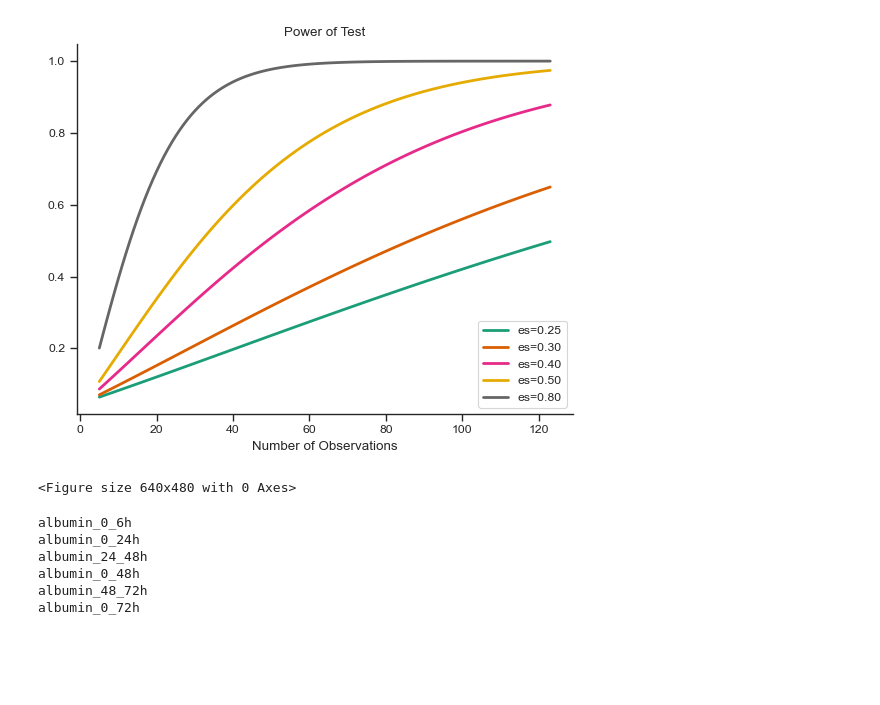
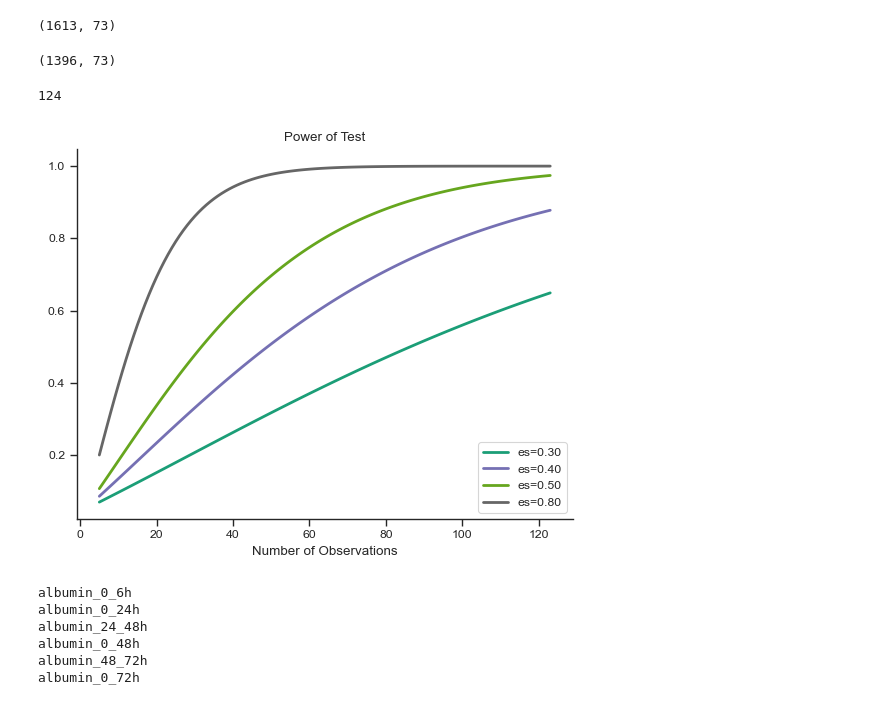
Before and after one commit to InfectionMedicineProteomics/DigitalFamilyAnalysis, a Jupyter notebook: 7_vasopressors/0_vasopressors.ipynb, the cells around one changed output. Drawn from its saved outputs; the diff is of its cells as text; code cells hidden in the pictures; blank space fills up the shorter version.

Commit message:
Submission figures

```diff
--- a/7_vasopressors/0_vasopressors.ipynb
+++ b/7_vasopressors/0_vasopressors.ipynb
@@ -48,6 +48,10 @@ clinical_data_train = pd.read_csv(
 clinical_data_train['sample'] = clinical_data_train['injection']
 
 clinical_data_train = clinical_data_train[clinical_data_train['injection'].isin(proteomics_data_train.columns)].copy().reset_index()
+# %%
+clinical_data_train.shape
+# %% [output]
+(1613, 73)
 # %%
 proteomics_data_test = pd.read_csv(
     "protein_ext_filtered.tsv"
@@ -64,20 +68,27 @@ clinical_data_test = clinical_data_test[clinical_data_test['injection'].isin(pro
+# %%
+clinical_data_test.shape
+# %% [output]
+(1396, 73)
+# %%
+clinical_data_train['vasopressor_treatment'].value_counts()[1]
+# %% [output]
+124
 # %%
 from statsmodels.stats.power import TTestIndPower
 import matplotlib.pyplot as plt
 
 # parameters for power analysis
-effect_sizes = np.array([0.25, 0.3, 0.4, 0.5, 0.8])
+effect_sizes = np.array([0.3, 0.4, 0.5, 0.8])
 sample_sizes = np.array(range(5, clinical_data_train['vasopressor_treatment'].value_counts()[1]))
 
 
 analysis = TTestIndPower()
 
-analysis.plot_power(dep_var='nobs', nobs=sample_sizes, effect_size=effect_sizes)
+fig = analysis.plot_power(dep_var='nobs', nobs=sample_sizes, effect_size=effect_sizes)
 plt.show()
-plt.savefig("vasopressor_power.png", dpi=300, bbox_inches="tight")
+fig.savefig("vasopressor_power.png", dpi=300, bbox_inches="tight")
 # %% [output]
-[figure, old version]
+[figure, new version]
-<Figure size 640x480 with 0 Axes>
 # %%
 clinical_data_train['survival_30_day'] = np.where(clinical_data_train['survival_days'] <= 30, 1, 0)
 clinical_data_test['survival_30_day'] = np.where(clinical_data_test['survival_days'] <= 30, 1, 0)
```
Also changed, not shown: parts of 1 cell of this notebook, 8 other files.
